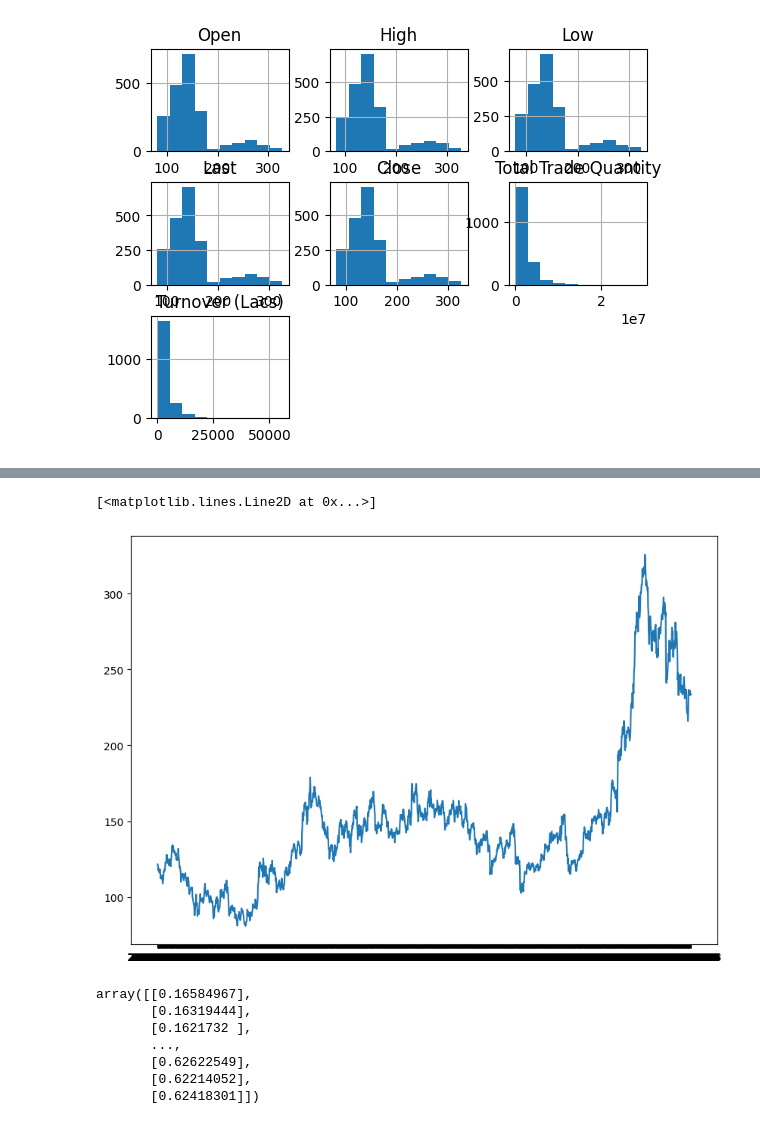
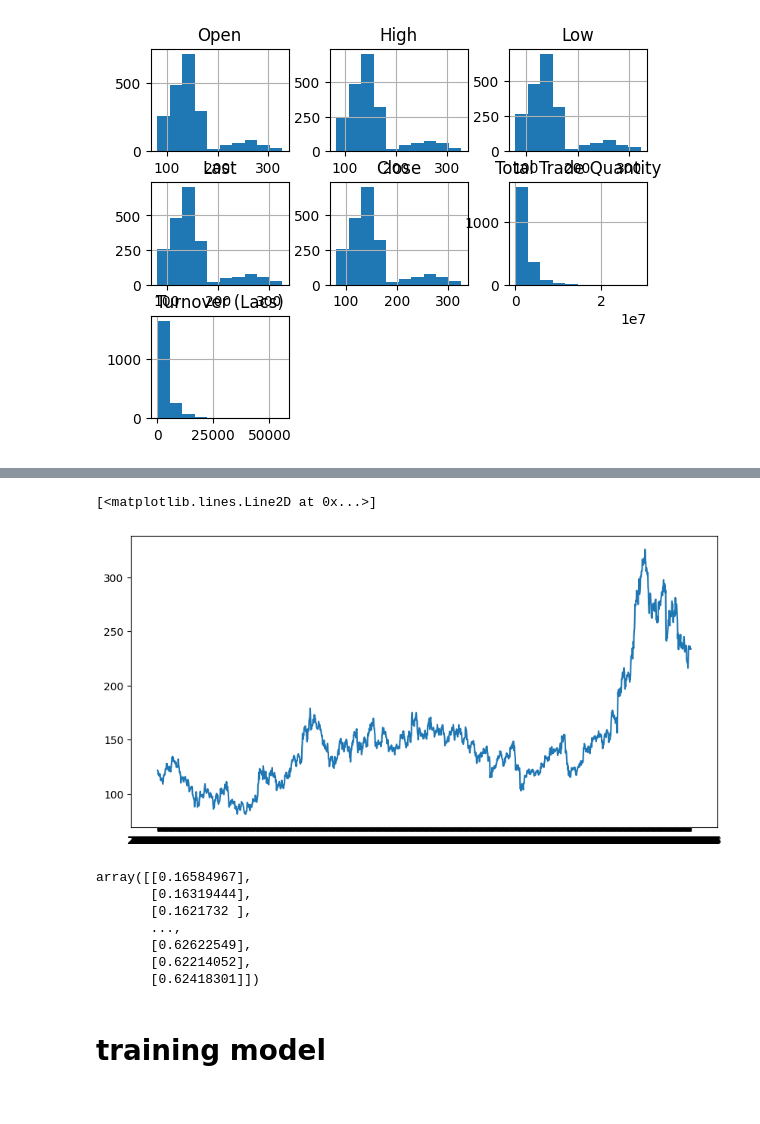
Before and after one commit to de-pesh/StockPrediction, a Jupyter notebook: StockPred.ipynb, the cells around one changed output, grey strips where cells are left out. Saved outputs shown, nothing was run; the diff lists cells and outputs as text; code cells hidden in the pictures.

```diff
--- a/StockPred.ipynb
+++ b/StockPred.ipynb
@@ -103,9 +103,9 @@ srt.head()
 | 3 | 2031 | 2010-07-26 | 120.1 | 121.00 | 117.10 | 117.10 | 117.60 | 658440 | 780.01 |
 | 4 | 2030 | 2010-07-27 | 117.6 | 119.50 | 112.00 | 118.80 | 118.65 | 586100 | 694.98 |
 # %%
-plt.figure(figsize=(10,7))
+plt.figure(figsize=(10,5))
 plt.plot(srt['Date'],srt['Close'])
 # %% [output]
 [<matplotlib.lines.Line2D at 0x...>]
-[figure, old version]
+[figure, new version]
 # %%
@@ -122,6 +122,8 @@ array([[0.16584967],
        [0.62622549],
        [0.62214052],
        [0.62418301]])
+# %% [markdown]
+# training model
 # %%
 train_size = int(len(close_srt)*0.7)
 test_size = len(close_srt) - train_size
```
Also changed, not shown: parts of 16 cells of this notebook, 1 other file.
